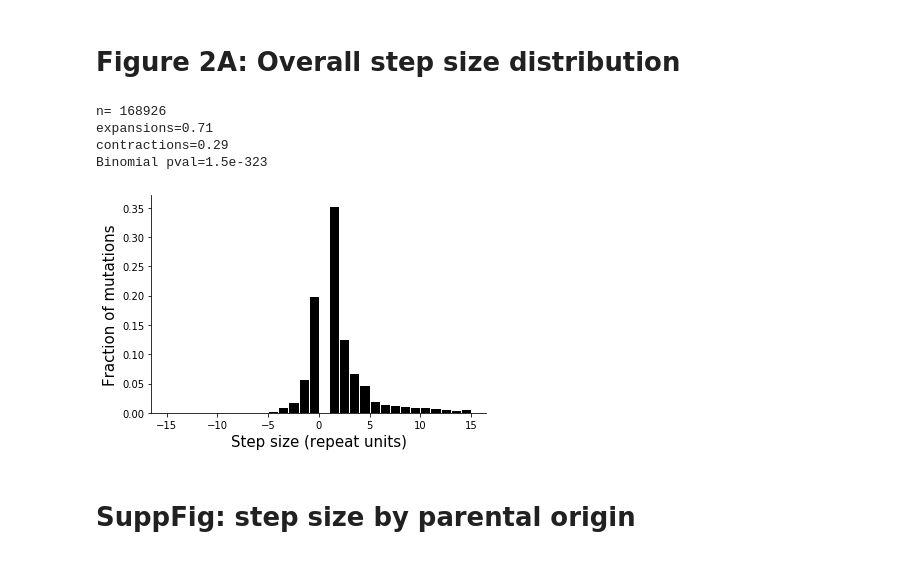
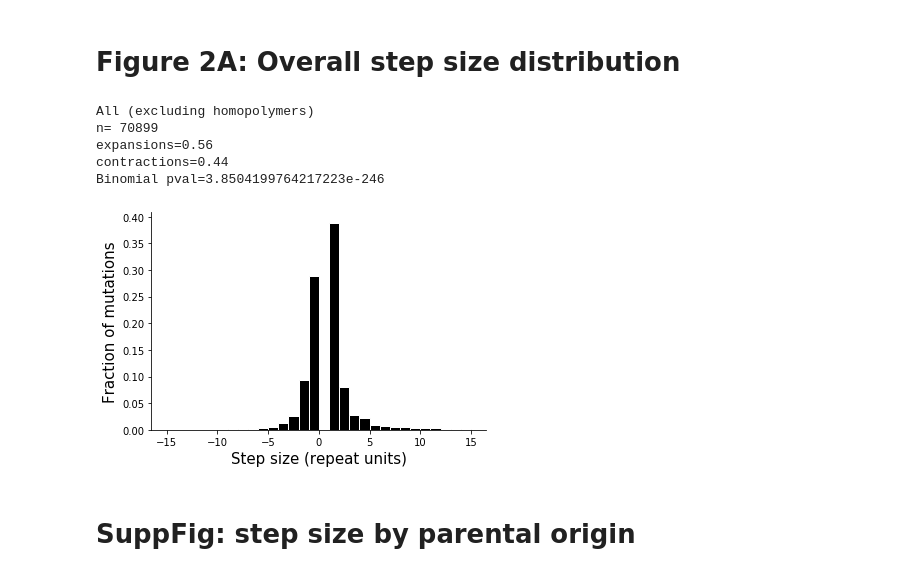
Before and after one commit to gymreklab/ssc-denovos-paper, a Jupyter notebook: figure-notebooks/Mitra_etal_Figure-Stepsize-POO-IM.ipynb, the cells around one changed output. Cells and saved outputs as stored; diff of their text form; code cells hidden in the pictures.

```diff
--- a/figure-notebooks/Mitra_etal_Figure-Stepsize-POO-IM.ipynb
+++ b/figure-notebooks/Mitra_etal_Figure-Stepsize-POO-IM.ipynb
@@ -95,32 +97,33 @@ def BinomTest(data):
 # %%
 print("All (excluding homopolymers)")
 
 fig = plt.figure()
 ax = fig.add_subplot(111)
 
-plotdata = adata[(adata.chrom!="X")]
+plotdata = adata[(adata.chrom!="X") & (adata["period"]>1)]
 ax.hist(plotdata["mutsize"], color="black", edgecolor="white", bins=bins,
        weights=np.zeros_like(plotdata["mutsize"]) + 1. / plotdata["mutsize"].size);
 
 ax.set_xlabel("Step size (repeat units)", size=15)
 ax.set_ylabel("Fraction of mutations", size=15)
 
 # Hide the right and top spines
 ax.spines['right'].set_visible(False)
 ax.spines['top'].set_visible(False)
 ax.yaxis.set_ticks_position('left')
 ax.xaxis.set_ticks_position('bottom');
 
 fig.savefig(os.path.join(OUTDIR, "Figure2_StepSize-All.pdf"))
 
 #### Binom Test
 BinomTest(plotdata)
 # %% [output]
-n= 168926
-expansions=0.71
-contractions=0.29
-Binomial pval=1.5e-323
+All (excluding homopolymers)
+n= 70899
+expansions=0.56
+contractions=0.44
+Binomial pval=3.8504199764217223e-246
-[figure, old version]
+[figure, new version]
 # %% [markdown]
 # SuppFig: step size by parental origin
 # %%
```
Also changed, not shown: parts of 4 cells of this notebook.
